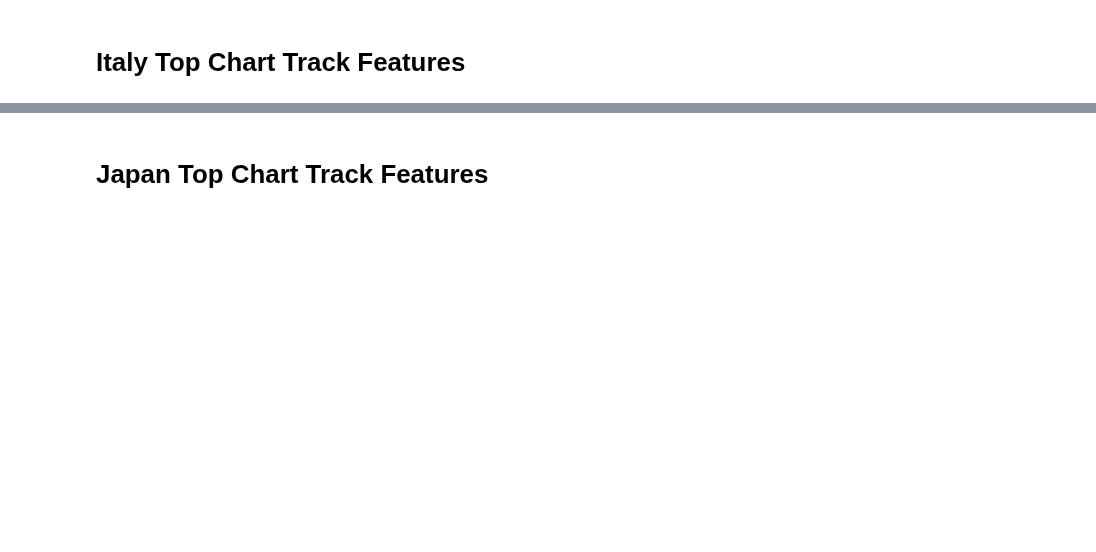
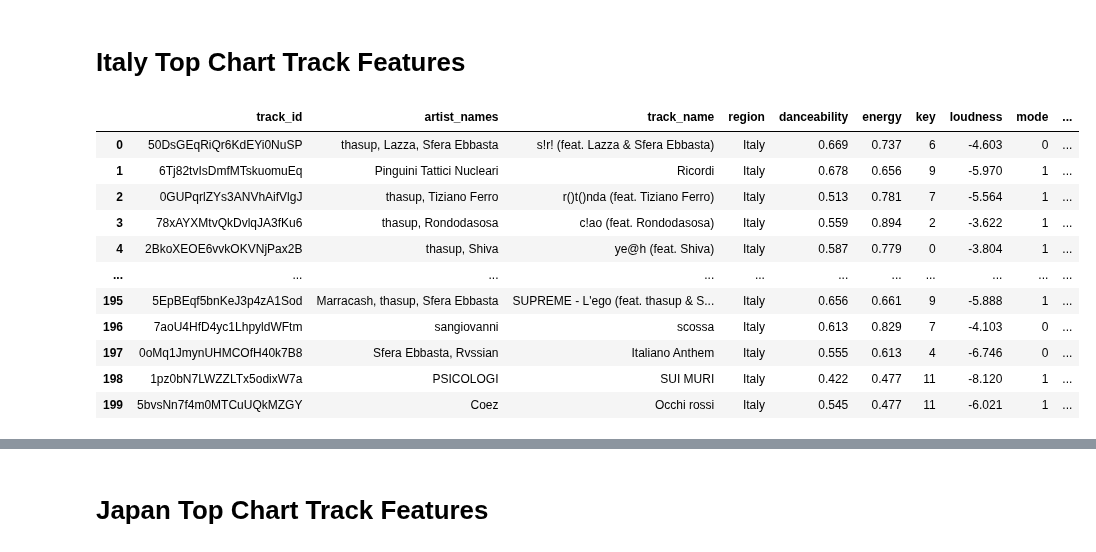
Before and after one commit to Flores-Kevin/rage-against-machine-learning, a Jupyter notebook: testing.ipynb, the cells around one changed output, grey strips where cells are left out. Drawn from its saved outputs; the diff is of its cells as text; code cells hidden in the pictures; blank space fills up the shorter version.

```diff
--- a/testing.ipynb
+++ b/testing.ipynb
@@ -2678,0 +2695,3 @@ hungary_df
+# %%
+iceland_response = requests.get(base_url + 'audio-features/' + '3nqQXoyQOWXiESFLlDF1hG', headers=headers).json()
+pprint(iceland_response)
@@ -2694,6 +2732,7 @@ iceland_duration_mins = []
 iceland_time_signature = []
 
 for i in d['iceland']["track_id"]:
+    # time.sleep(1)
     iceland_response = requests.get(base_url + 'audio-features/' + i, headers=headers).json()
 
     #fill in track info for each audio feature / empty list
@@ -2713,7 +2752,7 @@ for i in d['iceland']["track_id"]:
     iceland_duration_mins.append(round((iceland_response["duration_ms"] / 60000),2))
     iceland_time_signature.append(iceland_response["time_signature"])
 
-    time.sleep(1)
+    # time.sleep(1)
 
 iceland_dict = {}
 #create a dictionary to hold data gathered from the api
@@ -3017,2 +3102,81 @@ israel_df
 # %% [markdown]
 # Italy Top Chart Track Features
+# %%
+#empty lists to store song data
+italy_danceability = []
+italy_energy = []
+italy_key = []
+italy_loudness = []
+italy_mode = []
+italy_speechiness = []
+italy_acousticness = []
+italy_instrumentalness = []
+italy_liveness = []
+italy_valence = []
+italy_tempo = []
+italy_id_num = []
+italy_duration_mins = []
+italy_time_signature = []
+
+for i in d['italy']["track_id"]:
+    italy_response = requests.get(base_url + 'audio-features/' + i, headers=headers).json()
+
+    #fill in track info for each audio feature / empty list
+    italy_danceability.append(italy_response["danceability"])
+    italy_energy.append(italy_response["energy"])
+    italy_key.append(italy_response["key"])
+    italy_loudness.append(italy_response["loudness"])
+    italy_mode.append(italy_response["mode"])
+    italy_speechiness.append(italy_response["speechiness"])
+    italy_acousticness.append(italy_response["acousticness"])
+    italy_instrumentalness.append(italy_response["instrumentalness"])
+    italy_liveness.append(italy_response["liveness"])
+    italy_valence.append(italy_response["valence"])
+    italy_tempo.append(italy_response["tempo"])
+    italy_id_num.append(italy_response["id"])
+    #duration recorded in api in milliseconds, converting to minutes here
+    italy_duration_mins.append(round((italy_response["duration_ms"] / 60000),2))
+    italy_time_signature.append(italy_response["time_signature"])
+
+    # time.sleep(1)
+
+italy_dict = {}
+#create a dictionary to hold data gathered from the api
+italy_dict = {
+    "track_id": italy_id_num,
+    "danceability": italy_danceability,
+    "energy": italy_energy,
+    "key": italy_key,
+    "loudness": italy_loudness,
+    "mode": italy_mode,
+    "speechiness": italy_speechiness,
+    "acousticness": italy_acousticness,
+    "instrumentalness": italy_instrumentalness,
+    "liveness": italy_liveness,
+    "valence": italy_valence,
+    "tempo": italy_tempo,
+    "duration_mins": italy_duration_mins,
+    "time_signature": italy_time_signature
+}
+
+#convert dictionary to a dataframe
+italy_info_df = pd.DataFrame(italy_dict)
+italy_info_df.head()
+
+
+italy_tracks = d['italy']
+italy_df = italy_tracks.merge(italy_info_df, how="inner")
+italy_df
+# %% [output]
+|  | track_id | artist_names | track_name | region | danceability | energy | key | loudness | mode | ... |
+| 0 | 50DsGEqRiQr6KdEYi0NuSP | thasup, Lazza, Sfera Ebbasta | s!r! (feat. Lazza & Sfera Ebbasta) | Italy | 0.669 | 0.737 | 6 | -4.603 | 0 | ... |
+| 1 | 6Tj82tvIsDmfMTskuomuEq | Pinguini Tattici Nucleari | Ricordi | Italy | 0.678 | 0.656 | 9 | -5.970 | 1 | ... |
+| 2 | 0GUPqrlZYs3ANVhAifVlgJ | thasup, Tiziano Ferro | r()t()nda (feat. Tiziano Ferro) | Italy | 0.513 | 0.781 | 7 | -5.564 | 1 | ... |
+| 3 | 78xAYXMtvQkDvlqJA3fKu6 | thasup, Rondodasosa | c!ao (feat. Rondodasosa) | Italy | 0.559 | 0.894 | 2 | -3.622 | 1 | ... |
+| 4 | 2BkoXEOE6vvkOKVNjPax2B | thasup, Shiva | ye@h (feat. Shiva) | Italy | 0.587 | 0.779 | 0 | -3.804 | 1 | ... |
+| ... | ... | ... | ... | ... | ... | ... | ... | ... | ... | ... |
+| 195 | 5EpBEqf5bnKeJ3p4zA1Sod | Marracash, thasup, Sfera Ebbasta | SUPREME - L'ego (feat. thasup & S... | Italy | 0.656 | 0.661 | 9 | -5.888 | 1 | ... |
+| 196 | 7aoU4HfD4yc1LhpyldWFtm | sangiovanni | scossa | Italy | 0.613 | 0.829 | 7 | -4.103 | 0 | ... |
+| 197 | 0oMq1JmynUHMCOfH40k7B8 | Sfera Ebbasta, Rvssian | Italiano Anthem | Italy | 0.555 | 0.613 | 4 | -6.746 | 0 | ... |
+| 198 | 1pz0bN7LWZZLTx5odixW7a | PSICOLOGI | SUI MURI | Italy | 0.422 | 0.477 | 11 | -8.120 | 1 | ... |
+| 199 | 5bvsNn7f4m0MTCuUQkMZGY | Coez | Occhi rossi | Italy | 0.545 | 0.477 | 11 | -6.021 | 1 | ... |
```
Also changed, not shown: parts of 9 cells of this notebook.
